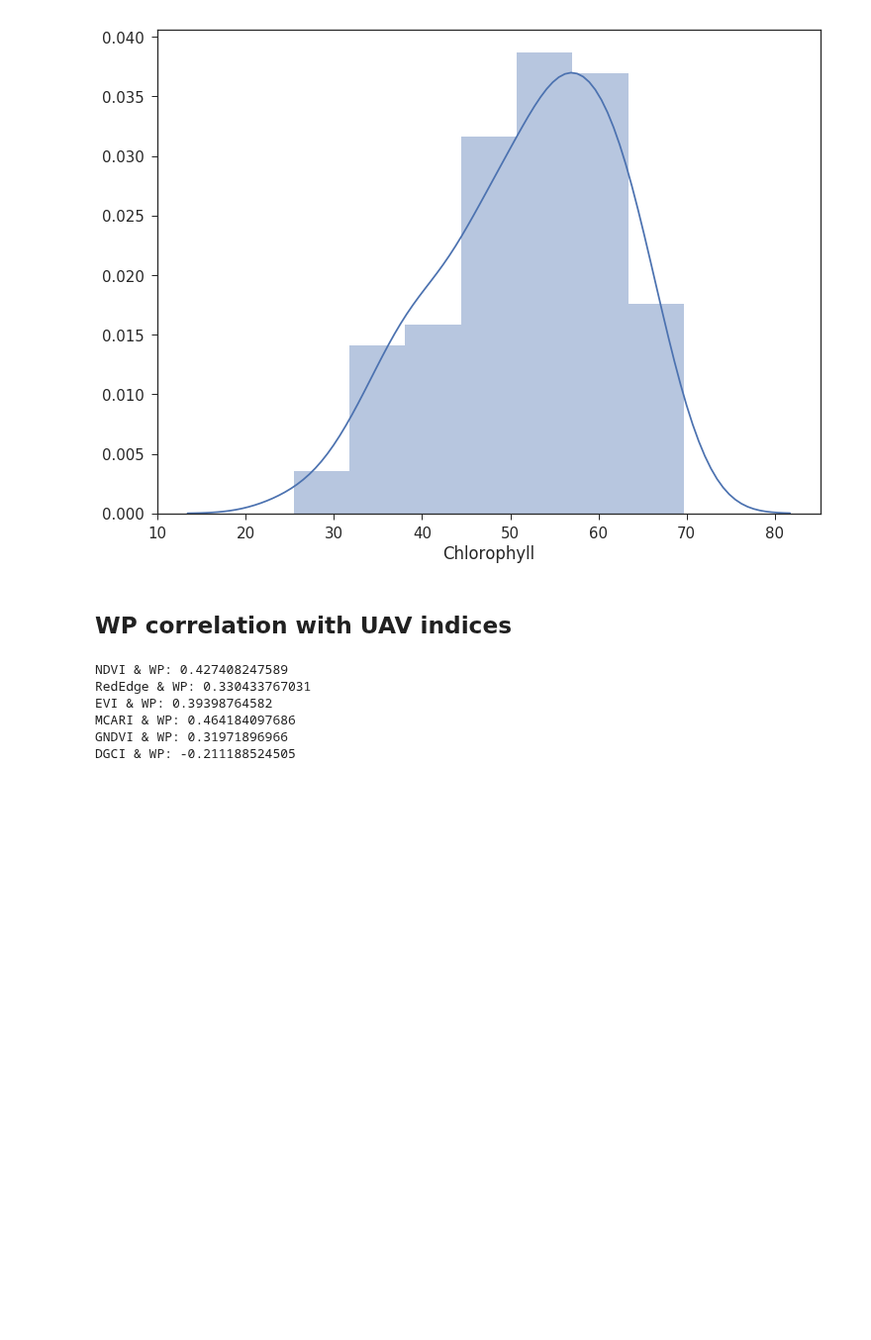
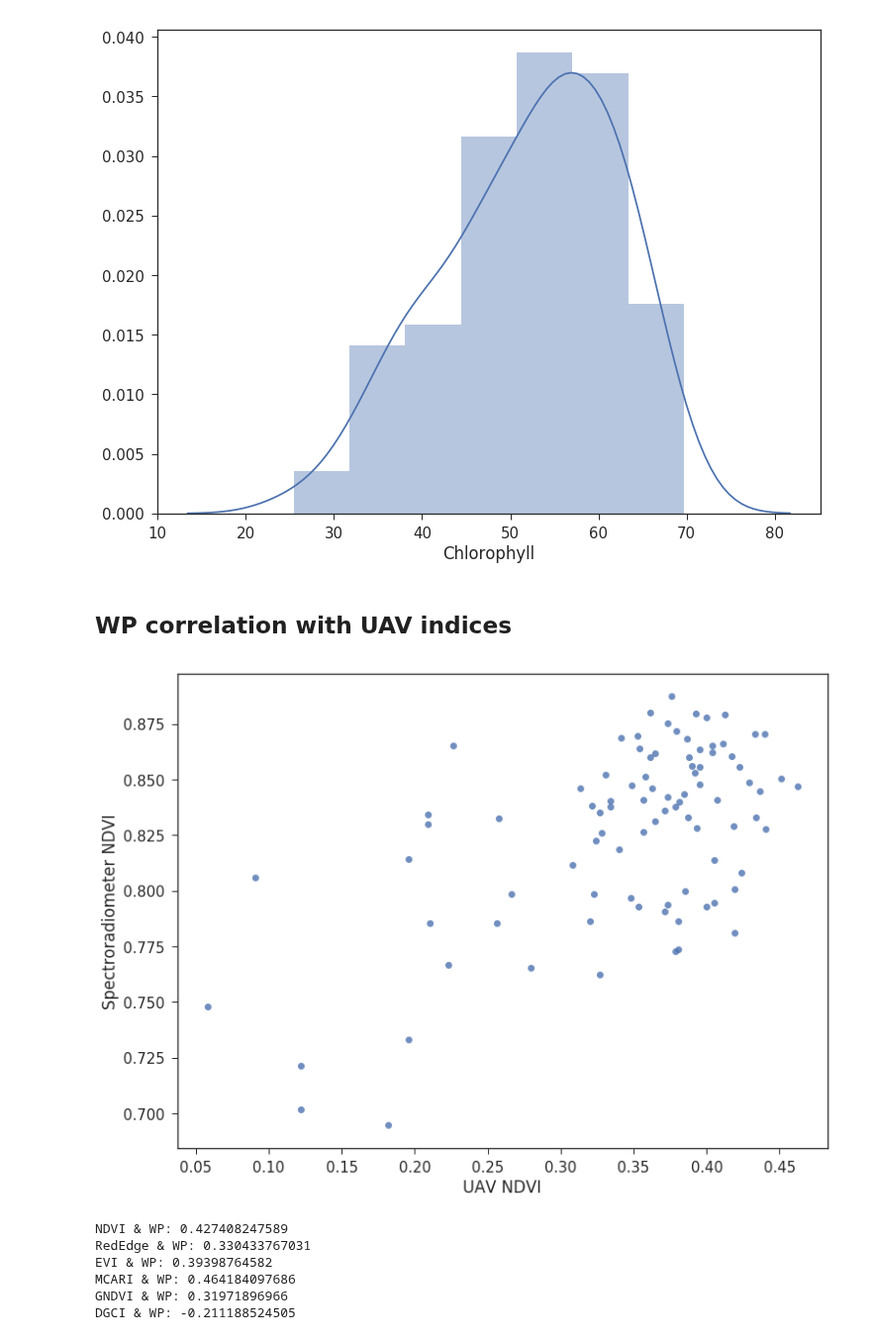
Before and after one commit to cheripai/thesis, a Jupyter notebook: notebooks/Orange_Raster_Analysis.ipynb, the cells around one changed output. Shown at 99% size. Cells and saved outputs as stored; diff of their text form; code cells hidden in the pictures; blank space fills up the shorter version.

```diff
--- a/notebooks/Orange_Raster_Analysis.ipynb
+++ b/notebooks/Orange_Raster_Analysis.ipynb
@@ -37,7 +37,7 @@ df.describe()
 | 75% | 59.686750 | 0.856097 | -7.695893 |
 | max | 69.680000 | 0.887436 | -5.288571 |
 # %%
-EPSILON = 1e-10
+EPSILON = 0
 
 def NDVI(R, NIR):
     return (NIR - R) / (NIR + R + EPSILON)
@@ -117,6 +117,10 @@ def create_scatter(x, y, x_title, y_title):
     sns.regplot(x=x, y=y, fit_reg=False, label="big")
     plt.xlabel(x_title)
     plt.ylabel(y_title)
+# %%
+create_scatter(df["UAV_NDVI"], df["NDVI"], "UAV NDVI", "Spectroradiometer NDVI")
+# %% [output]
+[figure, added]
 # %%
 print("NDVI & WP:", stats.pearsonr(df.dropna()["UAV_NDVI"], df.dropna()["WP"])[0])
 print("RedEdge & WP:", stats.pearsonr(df.dropna()["RedEdge"], df.dropna()["WP"])[0])
```
Also changed, not shown: parts of 2 cells of this notebook.
